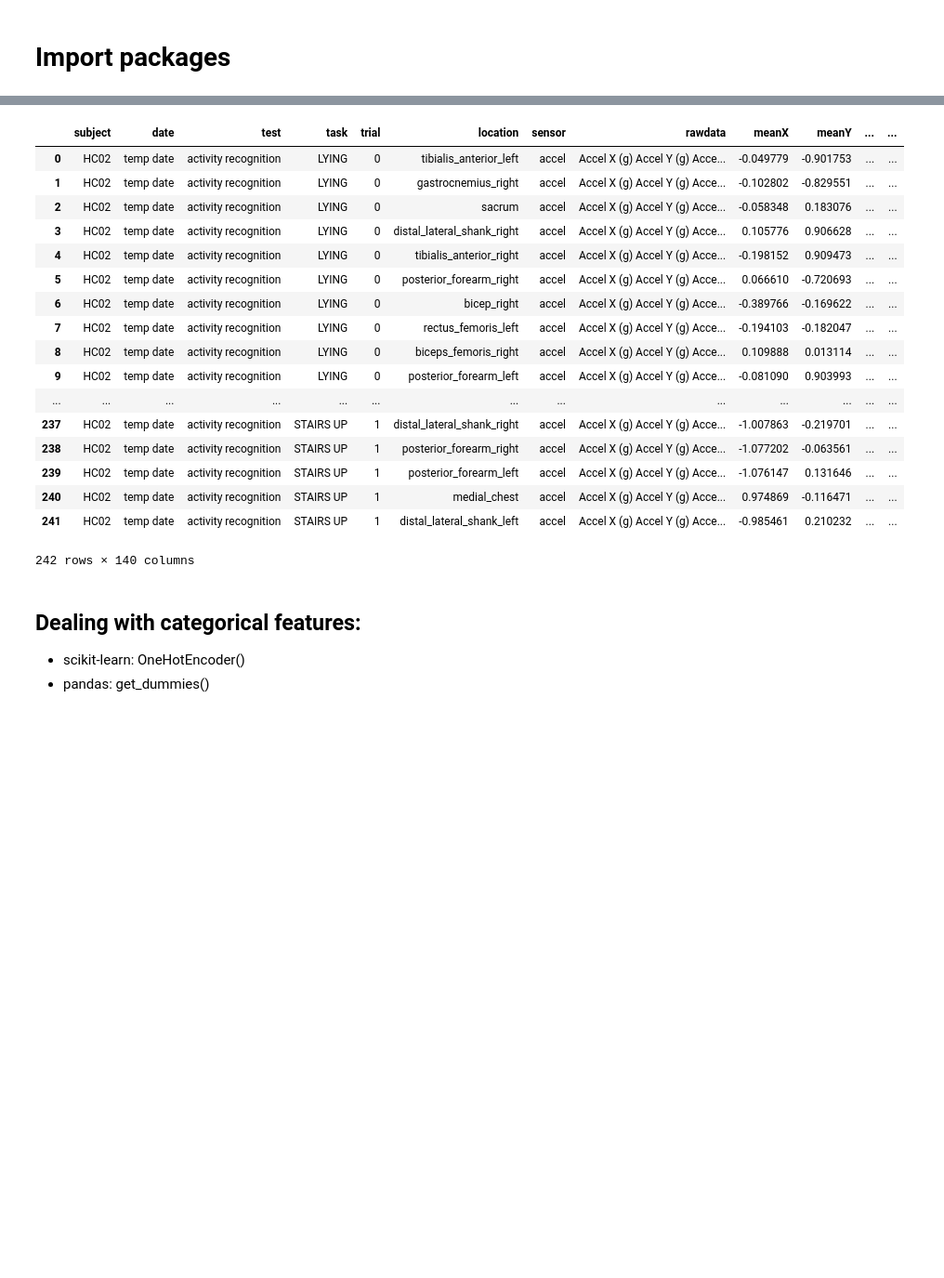
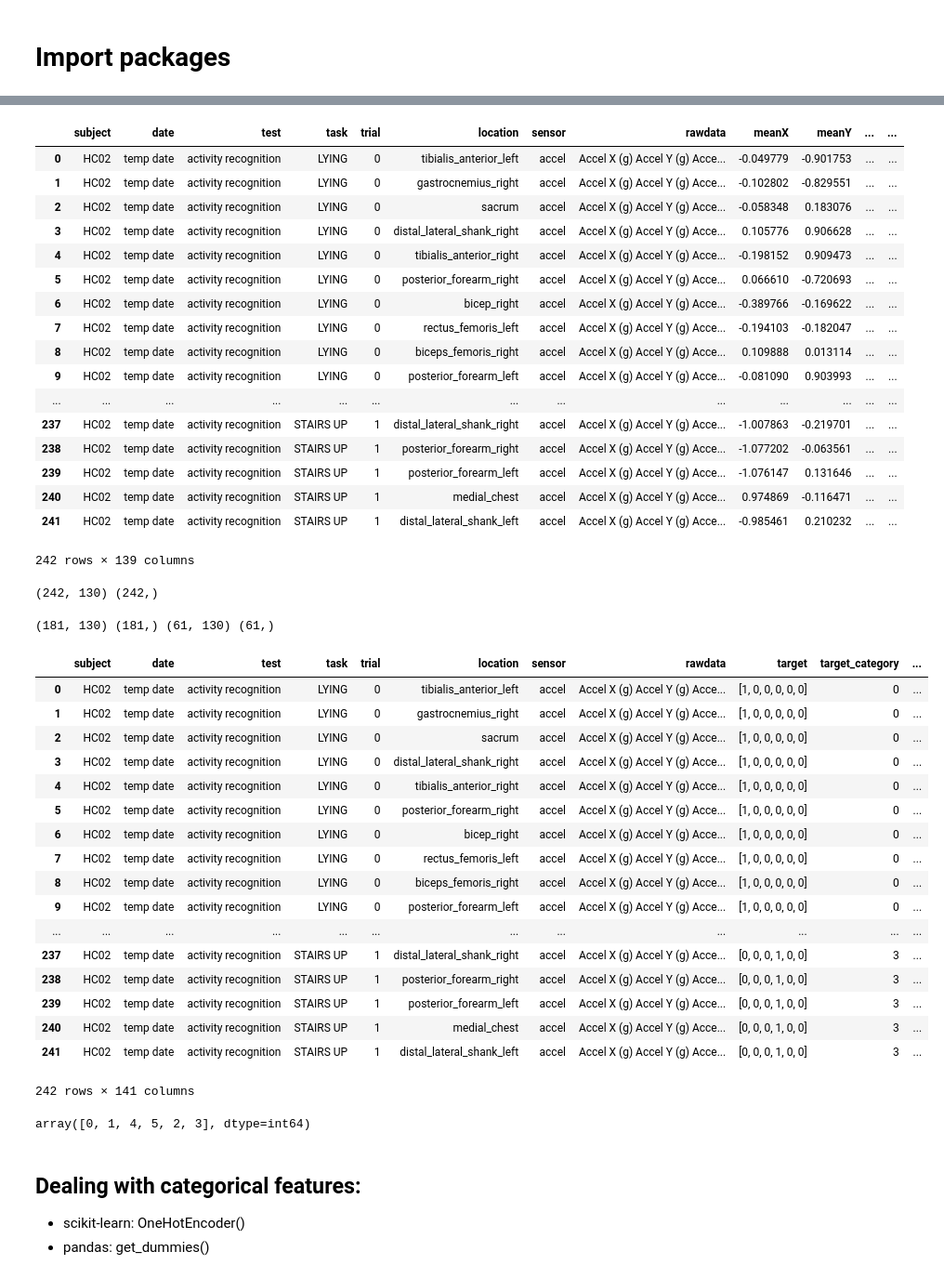
Before and after one commit to kamshee/activity-recognition-process, a Jupyter notebook: machine learning pipeline.ipynb, the cells around one changed output, grey strips where cells are left out. Shown at 93% size. Drawn from its saved outputs; the diff is of its cells as text; code cells hidden in the pictures; blank space fills up the shorter version.

Commit message:
used target as numerical category for models

```diff
--- a/machine learning pipeline.ipynb
+++ b/machine learning pipeline.ipynb
@@ -53,20 +35,3 @@ df['task'].str.get_dummies().values.tolist()
-# %%
-# once I have X and y, modify below
-X = df.drop(df.columns[0:8], axis=1)
-# adjust X to drop 'target column'
-#################################
-
-# y = df[['task']]
-# create dummy variables, did NOT drop one column
-# y = pd.get_dummies(df[['task']])
-df['target'] = df['task'].str.get_dummies().values.tolist()
-
-# create dummy variables and drop first column since it can be implied
-# y_dummy = pd.get_dummies(y, drop_first=True)
-# y_dummy = pd.get_dummies(y)
-
-# stratified sampling
-X_train, X_test, y_train, y_test = train_test_split(X, y, random_state=42, stratify=y)
 # %%
 df
 # %% [output]
@@ -87,7 +52,62 @@ df
 | 239 | HC02 | temp date | activity recognition | STAIRS UP | 1 | posterior_forearm_left | accel | Accel X (g) Accel Y (g) Acce... | -1.076147 | 0.131646 | ... | ... |
 | 240 | HC02 | temp date | activity recognition | STAIRS UP | 1 | medial_chest | accel | Accel X (g) Accel Y (g) Acce... | 0.974869 | -0.116471 | ... | ... |
 | 241 | HC02 | temp date | activity recognition | STAIRS UP | 1 | distal_lateral_shank_left | accel | Accel X (g) Accel Y (g) Acce... | -0.985461 | 0.210232 | ... | ... |
-242 rows × 140 columns
+242 rows × 139 columns
+# %%
+# once I have X and y, modify below
+X = df.drop(df.columns[0:9], axis=1)
+# adjust X to drop 'target column'
+#################################
+
+# y = df[['task']]
+# create dummy variables, did NOT drop one column
+# y = pd.get_dummies(df[['task']])
+##################
+df.insert(8, 'target', df['task'].str.get_dummies().values.tolist())
+# convert task into numerical category for target, y
+df.insert(9, 'target_category', df['task'].astype('category').cat.codes)
+y = df['target_category']
+# y = df['task'].str.get_dummies(drop_first=True).values.tolist()
+
+# create dummy variables and drop first column since it can be implied
+# y_dummy = pd.get_dummies(y, drop_first=True)
+# y_dummy = pd.get_dummies(y)
+
+# stratified sampling
+X_train, X_test, y_train, y_test = train_test_split(X, y, random_state=42, stratify=y)
+# %%
+print(X.shape, y.shape)
+# %% [output]
+(242, 130) (242,)
+# %%
+print(X_train.shape, y_train.shape, X_test.shape, y_test.shape)
+# %% [output]
+(181, 130) (181,) (61, 130) (61,)
+# %%
+df
+# %% [output]
+|  | subject | date | test | task | trial | location | sensor | rawdata | target | target_category | ... |
+| 0 | HC02 | temp date | activity recognition | LYING | 0 | tibialis_anterior_left | accel | Accel X (g) Accel Y (g) Acce... | [1, 0, 0, 0, 0, 0] | 0 | ... |
+| 1 | HC02 | temp date | activity recognition | LYING | 0 | gastrocnemius_right | accel | Accel X (g) Accel Y (g) Acce... | [1, 0, 0, 0, 0, 0] | 0 | ... |
+| 2 | HC02 | temp date | activity recognition | LYING | 0 | sacrum | accel | Accel X (g) Accel Y (g) Acce... | [1, 0, 0, 0, 0, 0] | 0 | ... |
+| 3 | HC02 | temp date | activity recognition | LYING | 0 | distal_lateral_shank_right | accel | Accel X (g) Accel Y (g) Acce... | [1, 0, 0, 0, 0, 0] | 0 | ... |
+| 4 | HC02 | temp date | activity recognition | LYING | 0 | tibialis_anterior_right | accel | Accel X (g) Accel Y (g) Acce... | [1, 0, 0, 0, 0, 0] | 0 | ... |
+| 5 | HC02 | temp date | activity recognition | LYING | 0 | posterior_forearm_right | accel | Accel X (g) Accel Y (g) Acce... | [1, 0, 0, 0, 0, 0] | 0 | ... |
+| 6 | HC02 | temp date | activity recognition | LYING | 0 | bicep_right | accel | Accel X (g) Accel Y (g) Acce... | [1, 0, 0, 0, 0, 0] | 0 | ... |
+| 7 | HC02 | temp date | activity recognition | LYING | 0 | rectus_femoris_left | accel | Accel X (g) Accel Y (g) Acce... | [1, 0, 0, 0, 0, 0] | 0 | ... |
+| 8 | HC02 | temp date | activity recognition | LYING | 0 | biceps_femoris_right | accel | Accel X (g) Accel Y (g) Acce... | [1, 0, 0, 0, 0, 0] | 0 | ... |
+| 9 | HC02 | temp date | activity recognition | LYING | 0 | posterior_forearm_left | accel | Accel X (g) Accel Y (g) Acce... | [1, 0, 0, 0, 0, 0] | 0 | ... |
+| ... | ... | ... | ... | ... | ... | ... | ... | ... | ... | ... | ... |
+| 237 | HC02 | temp date | activity recognition | STAIRS UP | 1 | distal_lateral_shank_right | accel | Accel X (g) Accel Y (g) Acce... | [0, 0, 0, 1, 0, 0] | 3 | ... |
+| 238 | HC02 | temp date | activity recognition | STAIRS UP | 1 | posterior_forearm_right | accel | Accel X (g) Accel Y (g) Acce... | [0, 0, 0, 1, 0, 0] | 3 | ... |
+| 239 | HC02 | temp date | activity recognition | STAIRS UP | 1 | posterior_forearm_left | accel | Accel X (g) Accel Y (g) Acce... | [0, 0, 0, 1, 0, 0] | 3 | ... |
+| 240 | HC02 | temp date | activity recognition | STAIRS UP | 1 | medial_chest | accel | Accel X (g) Accel Y (g) Acce... | [0, 0, 0, 1, 0, 0] | 3 | ... |
+| 241 | HC02 | temp date | activity recognition | STAIRS UP | 1 | distal_lateral_shank_left | accel | Accel X (g) Accel Y (g) Acce... | [0, 0, 0, 1, 0, 0] | 3 | ... |
+242 rows × 141 columns
+# %%
+df['task'].astype('category').cat.codes.unique()
+# %% [output]
+array([0, 1, 4, 5, 2, 3], dtype=int64)
 # %% [markdown]
 ## Dealing with categorical features:
 - scikit-learn: OneHotEncoder()
```
Also changed, not shown: parts of 43 cells of this notebook.
